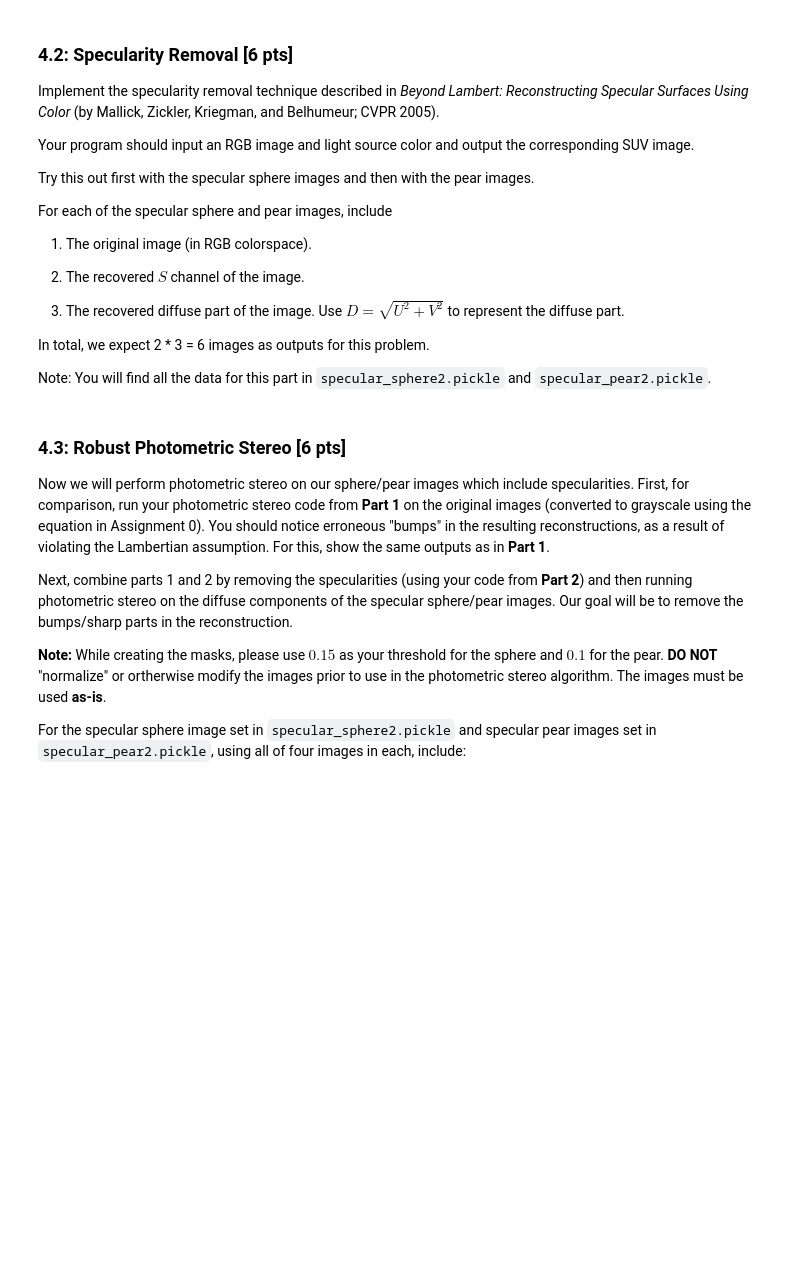
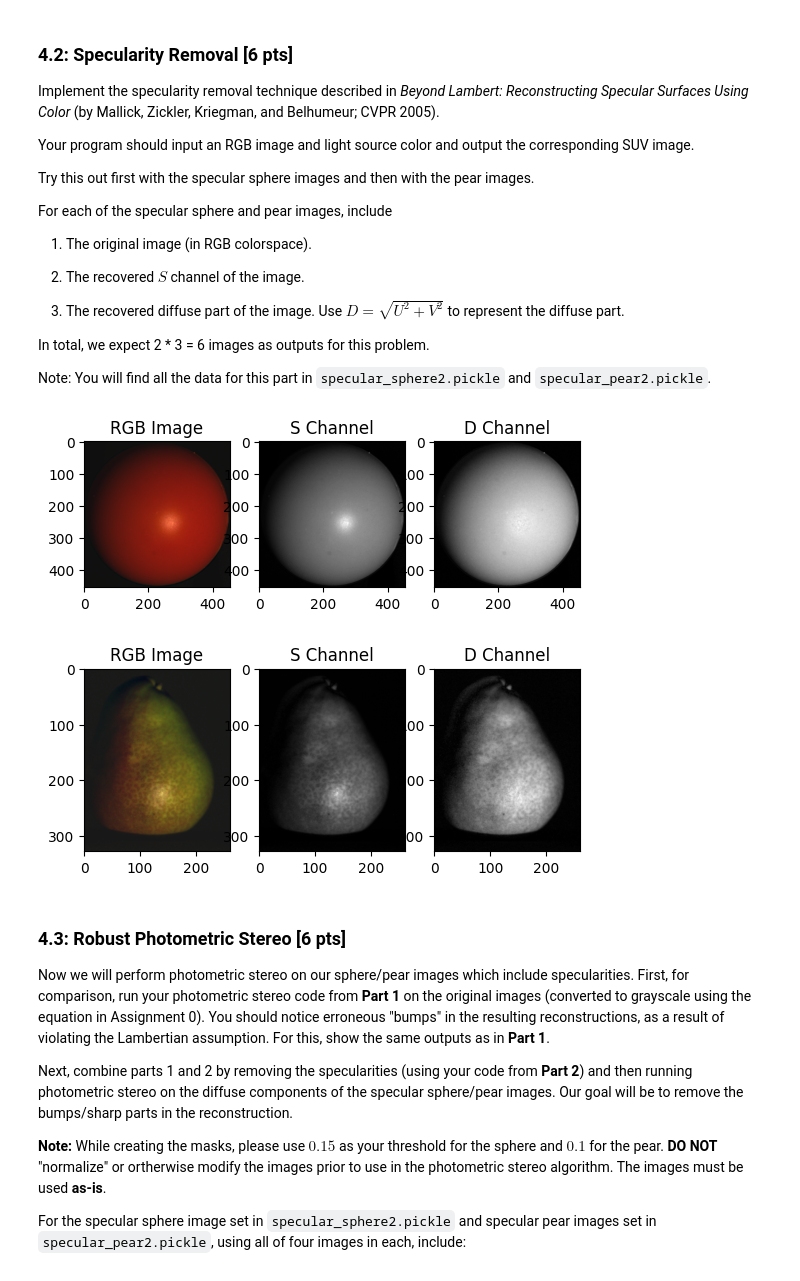
Before and after one commit to mahesmeh001/Computer-Vision, a Jupyter notebook: CSE252A_FA25_assignment_1/CSE252A_FA25_assignment_1.ipynb, the cells around one changed output. Drawn from its saved outputs; the diff is of its cells as text; code cells hidden in the pictures; blank space fills up the shorter version.

```diff
--- a/CSE252A_FA25_assignment_1/CSE252A_FA25_assignment_1.ipynb
+++ b/CSE252A_FA25_assignment_1/CSE252A_FA25_assignment_1.ipynb
@@ -950,20 +1143,56 @@ def RGBToSUV(I_rgb, rot_vec):
 
     S = np.ones(I_rgb.shape[:2])
     D = np.ones(I_rgb.shape[:2])
+
+    rot_mat = get_rot_mat(rot_vec)
+
+    for i in range(I_rgb.shape[0]):
+        for j in range(I_rgb.shape[1]):
+            # I_suv = rot_mat * I_rgb
+            # S = ||I_suv||
+            # D = sqrt(U**2 + V**2)
+            I_suv = np.matmul(rot_mat, I_rgb[i,j])
+            S[i,j] = np.linalg.norm(I_suv)
+            D[i,j] = np.sqrt(I_suv[1]**2 + I_suv[2]**2)
+
+
     return S, D
 # %%
 # plot the original image(RGB), the recovered S channel and
 # the diffuse part of the image for sphere and pear
 
 def plot_RGB_SUV(filename, imtitle):
     pickle_in = open(filename, "rb")
     data = pickle.load(pickle_in, encoding="latin1")
     #### Write your code here. ####
 
+    # get SUV from image
+    S, D = RGBToSUV(data["im1"], np.hstack((data["c"][0][0],
+                                            data["c"][1][0],
+                                            data["c"][2][0])))
+
+    # plot RGB image
+    plt.subplot(1,3,1)
+    plt.imshow(normalize(data["im1"]))
+    plt.title("RGB Image")
+
+    # plot S channel
+    plt.subplot(1,3,2)
+    plt.imshow(S, cmap="gray")
+    plt.title("S Channel")
+
+    # plot D channel
+    plt.subplot(1,3,3)
+    plt.imshow(D, cmap="gray")
+    plt.title("D Channel")
+
     plt.show()
 
 plot_RGB_SUV("specular_sphere2.pickle", 'SPECULAR SPHERE')
 plot_RGB_SUV("specular_pear2.pickle", 'SPECULAR PEAR')
+# %% [output]
+[figure, added]
+[figure, added]
 # %% [markdown]
 ### 4.3: Robust Photometric Stereo [6 pts]
 
```
Also changed, not shown: parts of 17 cells of this notebook.
